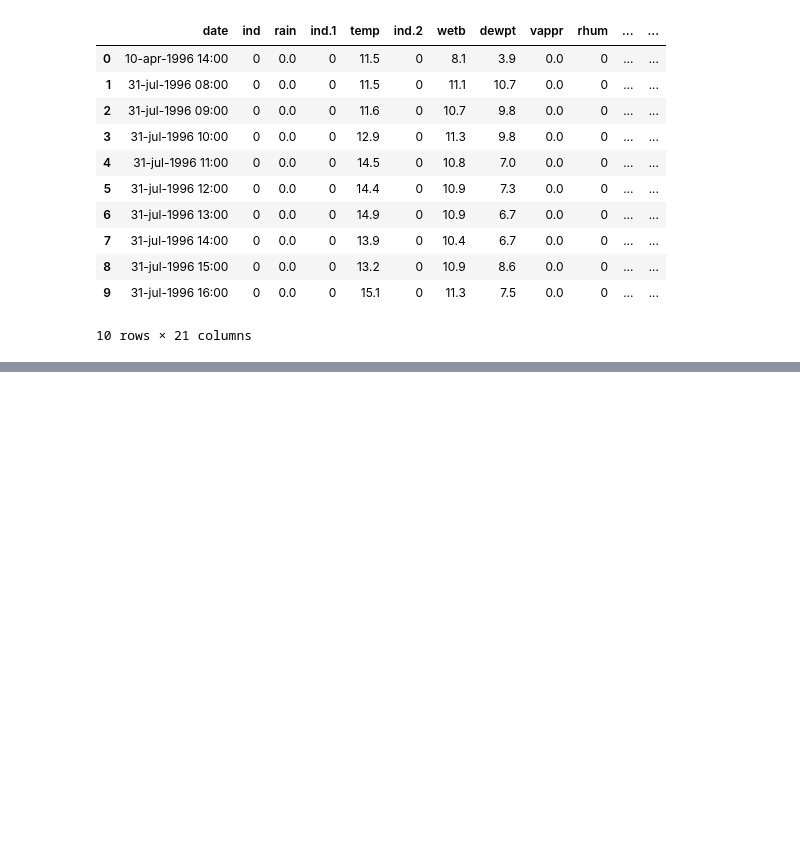
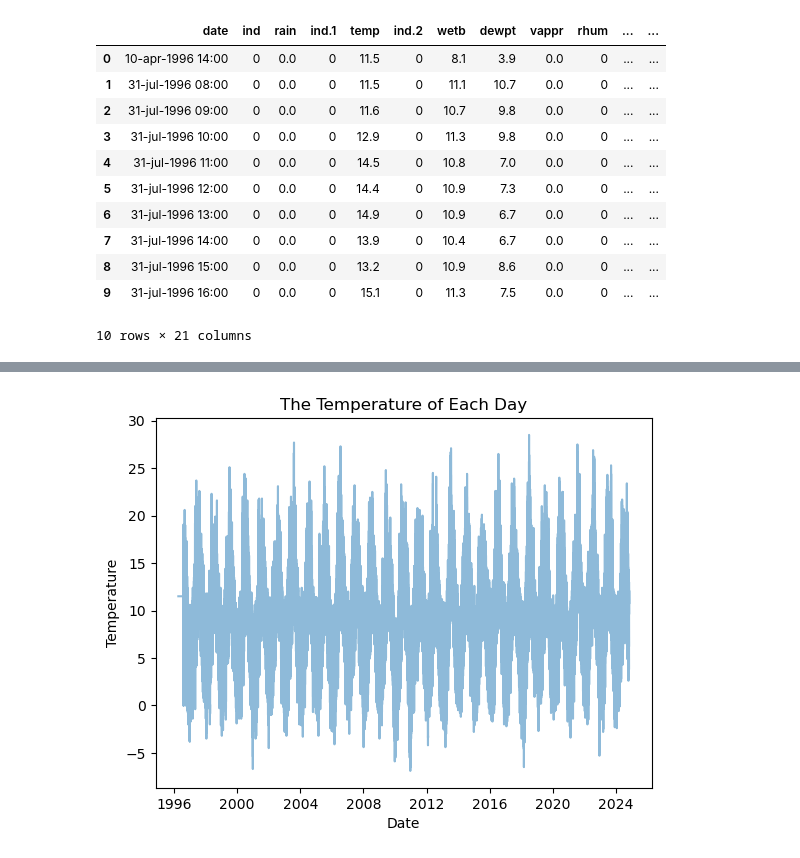
Before and after one commit to Sxnds01/PFDA-assignments, a Jupyter notebook: assignment_6_weather.ipynb, the cells around one changed output, grey strips where cells are left out. Drawn from its saved outputs; the diff is of its cells as text; code cells hidden in the pictures; blank space fills up the shorter version.

Commit message:
dataframe clean up and plotting temperature

```diff
--- a/assignment_6_weather.ipynb
+++ b/assignment_6_weather.ipynb
@@ -20,0 +113,6 @@ df.head(10)
+# %%
+# Convert the object columns to numeric
+df[columns_to_clean] = df[columns_to_clean].apply(pd.to_numeric, errors='coerce')
+# %%
+# Replace NaN with 0
+data = df.fillna(0)
@@ -20,0 +140,6 @@ df.head(10)
+# %%
+# List the columns that should be numeric
+columns_to_convert = ['msl', 'wdsp', 'ww', 'vis']
+
+# Convert columns to numeric (invalid values become NaN)
+data[columns_to_convert] = data[columns_to_convert].apply(pd.to_numeric, errors='coerce')
@@ -20,0 +166,2 @@ df.head(10)
+# %%
+data = data.fillna(0)
@@ -20,0 +198,11 @@ df.head(10)
+# %%
+# Plot the temperatures from the new data frame
+import matplotlib.pyplot as plt
+
+plt.plot(data['date'], data['temp'], alpha=0.5)
+plt.xlabel('Date')
+plt.ylabel('Temperature')
+plt.title('The Temperature of Each Day')
+plt.show()
+# %% [output]
+[figure, added]
```
Also changed, not shown: parts of 17 cells of this notebook.
